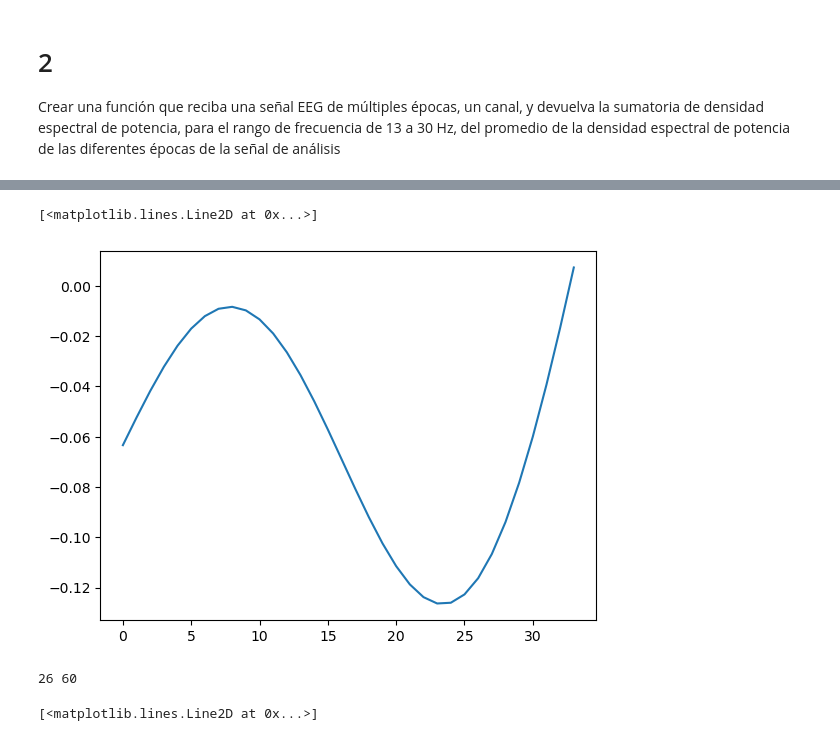
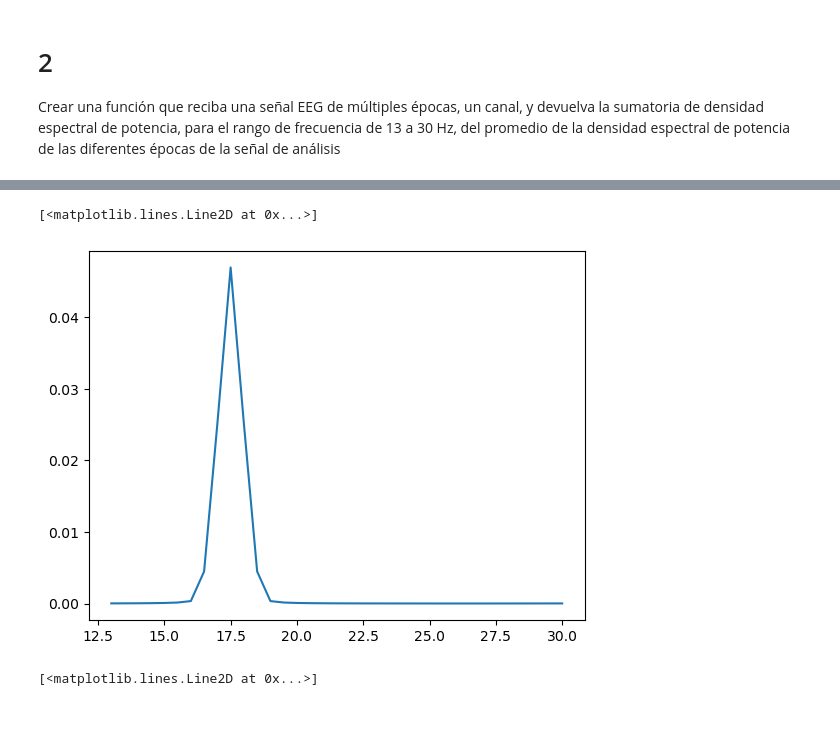
Before and after one commit to Astolfo2332/Parkinson_difference, a Jupyter notebook: Proyecto_1.ipynb, the cells around one changed output, grey strips where cells are left out. Saved outputs shown, nothing was run; the diff lists cells and outputs as text; code cells hidden in the pictures.

```diff
--- a/Proyecto_1.ipynb
+++ b/Proyecto_1.ipynb
@@ -93,17 +93,16 @@ plt.show()
 Crear una función que reciba una señal EEG de múltiples épocas, un canal, y devuelva la sumatoria de densidad espectral de potencia, para el rango de frecuencia de 13 a 30 Hz, del promedio de la densidad espectral de potencia de las diferentes épocas de la señal de análisis
 # %%
 def sum_spectraldensity2(data,canal=0,paciente=0,fs=1000,fini=13,ffin=30):
-    data=data[paciente][canal,:,:]
+    norm=len(data[paciente][canal,:,:])/fs
+    fini2,ffin2=int(fini*norm),int(ffin*norm)
+    data=data[paciente][canal,fini2:ffin2+1,:]
     puntos=[]
     for punto in data:
         p=np.mean(punto)
         puntos.append(p)
     z=np.array(puntos)
-    norm=len(z)/fs
-    fini,ffin=int(fini*norm),int(ffin*norm)
-    z=z[fini:ffin]
     N=len(z)
-    nl=np.linspace(fini,ffin,num=ffin-fini)
+    nl=np.linspace(fini2,ffin2,num=ffin2-fini2+1)
     s_k=ecu_spectraldensity(z,nl,N)
     frecuencia=np.linspace(fini,ffin,num=N)
     return s_k,frecuencia
@@ -148,18 +122,9 @@ plt.plot(s_k)
-# %%
-plt.plot(z[26:60])
-# %% [output]
-[<matplotlib.lines.Line2D at 0x...>]
-[figure, removed]
-# %%
-N=2000
-fs=1000
-norm=N/fs
-fini=int(13*norm)
-ffin=int(30*norm)
-#nl=np.linspace(fini,ffin,num=ffin-fini)
-print(fini,ffin)
-# %% [output]
-26 60
+# %%
+s_k,frecuencia=sum_spectraldensity2(datos_matriz,0,0)
+plt.plot(frecuencia,s_k)
+# %% [output]
+[<matplotlib.lines.Line2D at 0x...>]
+[figure, added]
 # %%
 x,f=sum_spectraldensity(datos_matriz,0,0)
 plt.plot(f,x)
```
Also changed, not shown: parts of 4 cells of this notebook.
